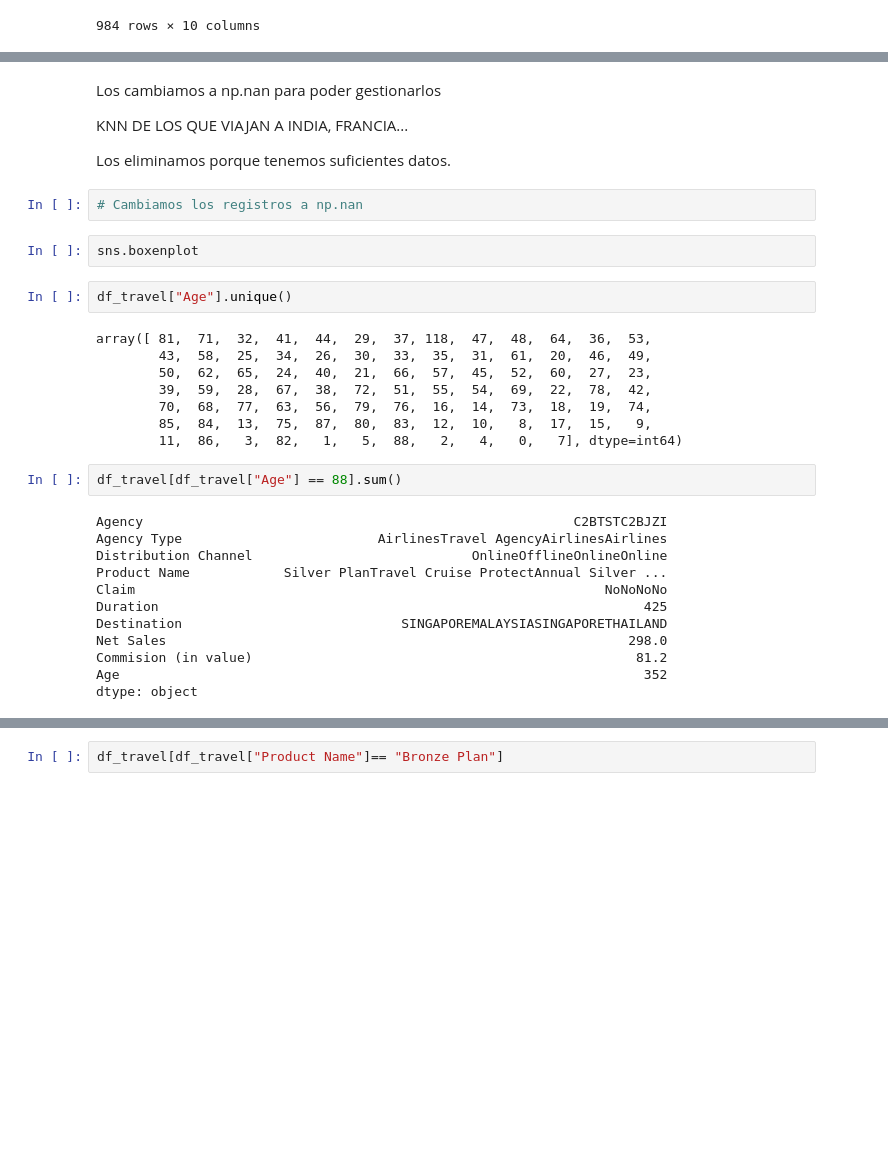
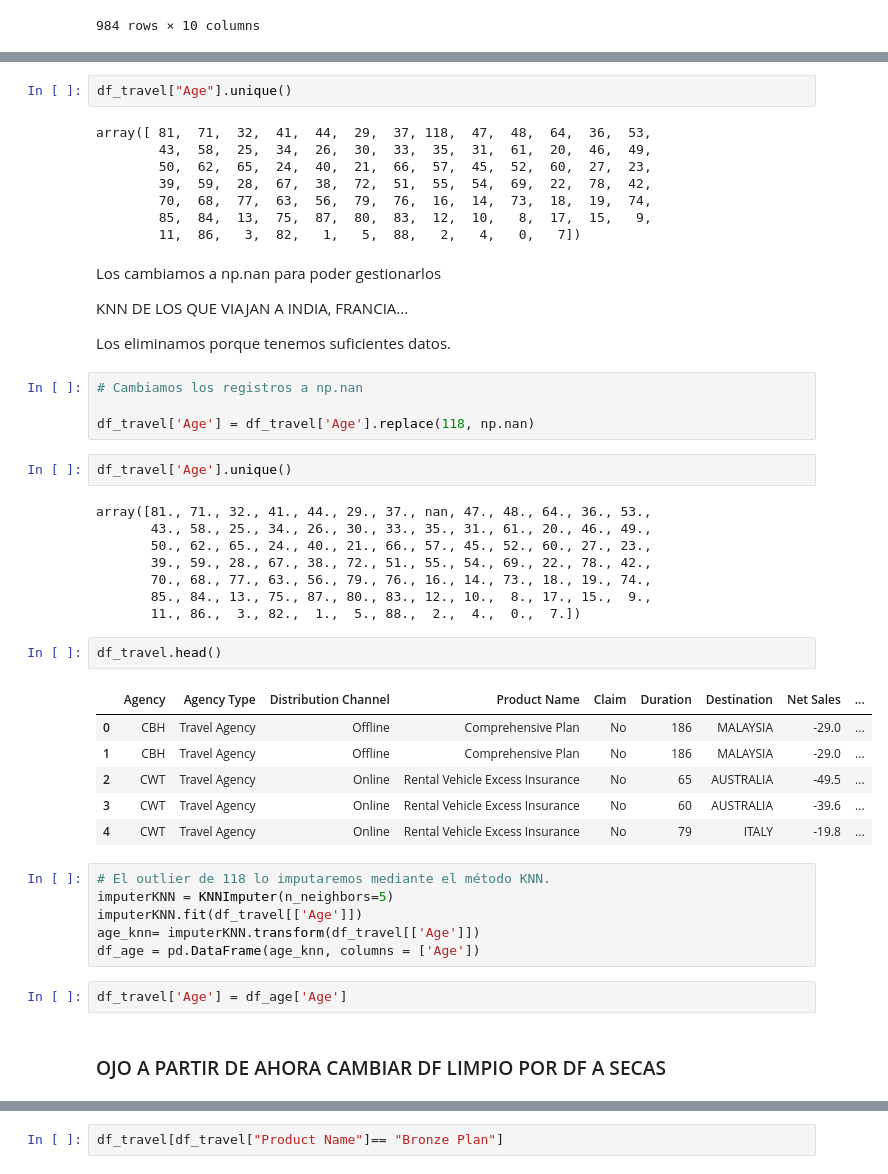
Before and after one commit to NataliaBarquin/Adalab_Pair_programming_5_machine_learning, a Jupyter notebook: Pair_RLO1_EDA.ipynb, the cells around one changed output, grey strips where cells are left out. Cells and saved outputs as stored; diff of their text form; blank space fills up the shorter version.

```diff
--- a/Pair_RLO1_EDA.ipynb
+++ b/Pair_RLO1_EDA.ipynb
@@ -109,3 +125,13 @@ df_travel[df_travel["Age"]== 118]
+# %%
+df_travel["Age"].unique()
+# %% [output]
+array([ 81,  71,  32,  41,  44,  29,  37, 118,  47,  48,  64,  36,  53,
+        43,  58,  25,  34,  26,  30,  33,  35,  31,  61,  20,  46,  49,
+        50,  62,  65,  24,  40,  21,  66,  57,  45,  52,  60,  27,  23,
+        39,  59,  28,  67,  38,  72,  51,  55,  54,  69,  22,  78,  42,
+        70,  68,  77,  63,  56,  79,  76,  16,  14,  73,  18,  19,  74,
+        85,  84,  13,  75,  87,  80,  83,  12,  10,   8,  17,  15,   9,
+        11,  86,   3,  82,   1,   5,  88,   2,   4,   0,   7])
 # %% [markdown]
 Los cambiamos a np.nan para poder gestionarlos
 
@@ -114,29 +140,34 @@ KNN DE LOS QUE VIAJAN A INDIA, FRANCIA...
 Los eliminamos porque tenemos suficientes datos.
 # %%
 # Cambiamos los registros a np.nan
+
+df_travel['Age'] = df_travel['Age'].replace(118, np.nan)
-# %%
-sns.boxenplot
 # %%
-df_travel["Age"].unique()
+df_travel['Age'].unique()
 # %% [output]
-array([ 81,  71,  32,  41,  44,  29,  37, 118,  47,  48,  64,  36,  53,
-        43,  58,  25,  34,  26,  30,  33,  35,  31,  61,  20,  46,  49,
-        50,  62,  65,  24,  40,  21,  66,  57,  45,  52,  60,  27,  23,
-        39,  59,  28,  67,  38,  72,  51,  55,  54,  69,  22,  78,  42,
-        70,  68,  77,  63,  56,  79,  76,  16,  14,  73,  18,  19,  74,
-        85,  84,  13,  75,  87,  80,  83,  12,  10,   8,  17,  15,   9,
-        11,  86,   3,  82,   1,   5,  88,   2,   4,   0,   7], dtype=int64)
+array([81., 71., 32., 41., 44., 29., 37., nan, 47., 48., 64., 36., 53.,
+       43., 58., 25., 34., 26., 30., 33., 35., 31., 61., 20., 46., 49.,
+       50., 62., 65., 24., 40., 21., 66., 57., 45., 52., 60., 27., 23.,
+       39., 59., 28., 67., 38., 72., 51., 55., 54., 69., 22., 78., 42.,
+       70., 68., 77., 63., 56., 79., 76., 16., 14., 73., 18., 19., 74.,
+       85., 84., 13., 75., 87., 80., 83., 12., 10.,  8., 17., 15.,  9.,
+       11., 86.,  3., 82.,  1.,  5., 88.,  2.,  4.,  0.,  7.])
-# %%
-df_travel[df_travel["Age"] == 88].sum()
-# %% [output]
-Agency                                                       C2BTSTC2BJZI
-Agency Type                         AirlinesTravel AgencyAirlinesAirlines
-Distribution Channel                            OnlineOfflineOnlineOnline
-Product Name            Silver PlanTravel Cruise ProtectAnnual Silver ...
-Claim                                                            NoNoNoNo
-Duration                                                              425
-Destination                            SINGAPOREMALAYSIASINGAPORETHAILAND
-Net Sales                                                           298.0
-Commision (in value)                                                 81.2
-Age                                                                   352
-dtype: object
+# %%
+df_travel.head()
+# %% [output]
+|  | Agency | Agency Type | Distribution Channel | Product Name | Claim | Duration | Destination | Net Sales | ... |
+| 0 | CBH | Travel Agency | Offline | Comprehensive Plan | No | 186 | MALAYSIA | -29.0 | ... |
+| 1 | CBH | Travel Agency | Offline | Comprehensive Plan | No | 186 | MALAYSIA | -29.0 | ... |
+| 2 | CWT | Travel Agency | Online | Rental Vehicle Excess Insurance | No | 65 | AUSTRALIA | -49.5 | ... |
+| 3 | CWT | Travel Agency | Online | Rental Vehicle Excess Insurance | No | 60 | AUSTRALIA | -39.6 | ... |
+| 4 | CWT | Travel Agency | Online | Rental Vehicle Excess Insurance | No | 79 | ITALY | -19.8 | ... |
+# %%
+# El outlier de 118 lo imputaremos mediante el método KNN.
+imputerKNN = KNNImputer(n_neighbors=5)
+imputerKNN.fit(df_travel[['Age']])
+age_knn= imputerKNN.transform(df_travel[['Age']])
+df_age = pd.DataFrame(age_knn, columns = ['Age'])
+# %%
+df_travel['Age'] = df_age['Age']
+# %% [markdown]
+### OJO A PARTIR DE AHORA CAMBIAR DF LIMPIO POR DF A SECAS
```
Also changed, not shown: parts of 13 cells of this notebook.
